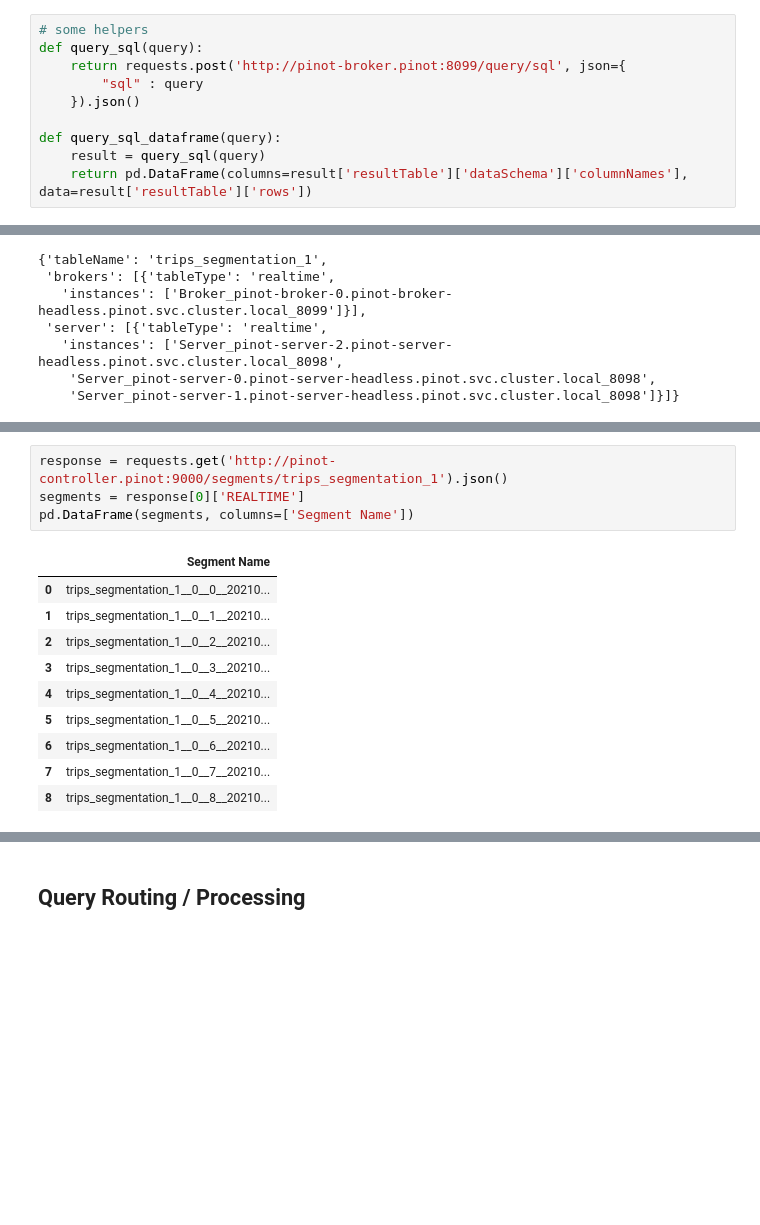
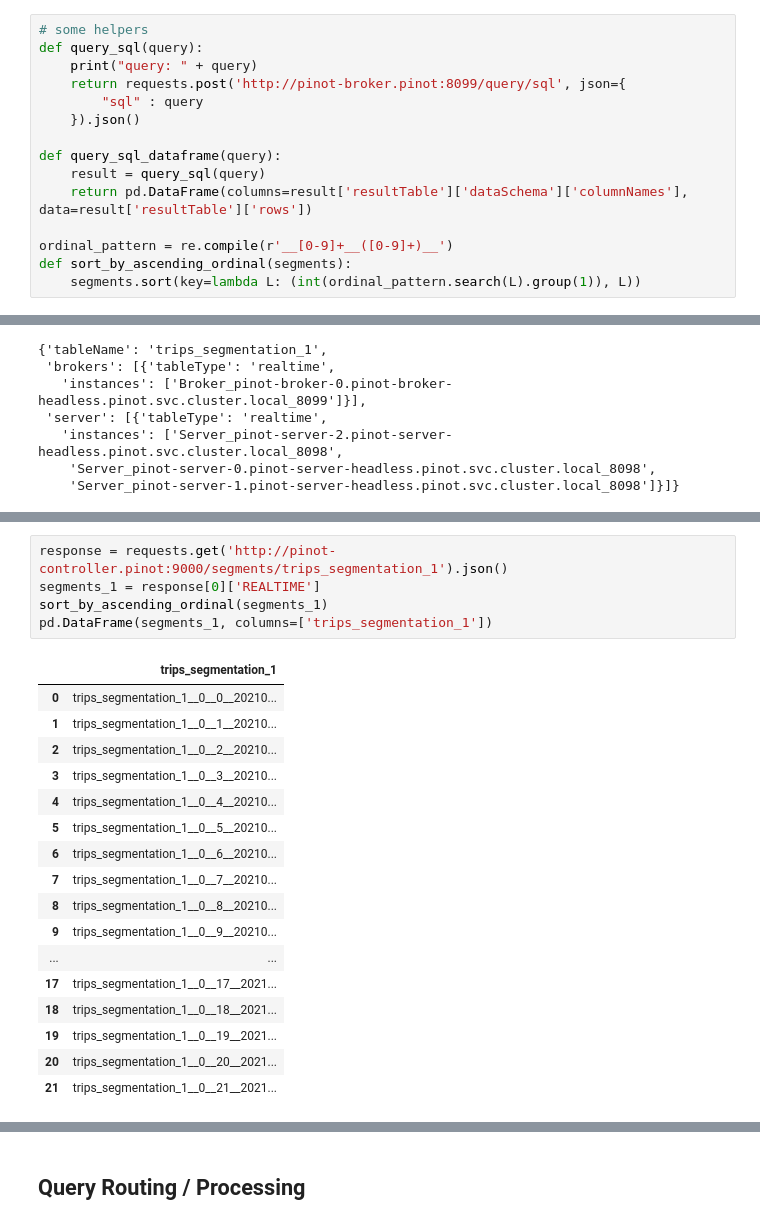
Before and after one commit to timebertt/adm-pinot, a Jupyter notebook: Segmentation.ipynb, the cells around one changed output, grey strips where cells are left out. Drawn from its saved outputs; the diff is of its cells as text; blank space fills up the shorter version.

```diff
--- a/Segmentation.ipynb
+++ b/Segmentation.ipynb
@@ -14,6 +14,7 @@ from kafka import KafkaConsumer
 # %%
 # some helpers
 def query_sql(query):
+    print("query: " + query)
     return requests.post('http://pinot-broker.pinot:8099/query/sql', json={
         "sql" : query
     }).json()
@@ -21,6 +22,10 @@ def query_sql(query):
 def query_sql_dataframe(query):
     result = query_sql(query)
     return pd.DataFrame(columns=result['resultTable']['dataSchema']['columnNames'], data=result['resultTable']['rows'])
+
+ordinal_pattern = re.compile(r'__[0-9]+__([0-9]+)__')
+def sort_by_ascending_ordinal(segments):
+    segments.sort(key=lambda L: (int(ordinal_pattern.search(L).group(1)), L))
 # %%
 consumer = KafkaConsumer(group_id='test', bootstrap_servers=['pinot-kafka.pinot:9092'])
 consumer.topics()
@@ -109,9 +129,10 @@ requests.get('http://pinot-controller.pinot:9000/tables/trips_segmentation_1/ins
 # %%
 response = requests.get('http://pinot-controller.pinot:9000/segments/trips_segmentation_1').json()
-segments = response[0]['REALTIME']
-pd.DataFrame(segments, columns=['Segment Name'])
+segments_1 = response[0]['REALTIME']
+sort_by_ascending_ordinal(segments_1)
+pd.DataFrame(segments_1, columns=['trips_segmentation_1'])
 # %% [output]
-|  | Segment Name |
+|  | trips_segmentation_1 |
 | 0 | trips_segmentation_1__0__0__20210... |
 | 1 | trips_segmentation_1__0__1__20210... |
 | 2 | trips_segmentation_1__0__2__20210... |
@@ -121,3 +142,10 @@ pd.DataFrame(segments, columns=['Segment Name'])
 | 6 | trips_segmentation_1__0__6__20210... |
 | 7 | trips_segmentation_1__0__7__20210... |
 | 8 | trips_segmentation_1__0__8__20210... |
+| 9 | trips_segmentation_1__0__9__20210... |
+| ... | ... |
+| 17 | trips_segmentation_1__0__17__2021... |
+| 18 | trips_segmentation_1__0__18__2021... |
+| 19 | trips_segmentation_1__0__19__2021... |
+| 20 | trips_segmentation_1__0__20__2021... |
+| 21 | trips_segmentation_1__0__21__2021... |
```
Also changed, not shown: parts of 18 cells of this notebook, 1 other file.
